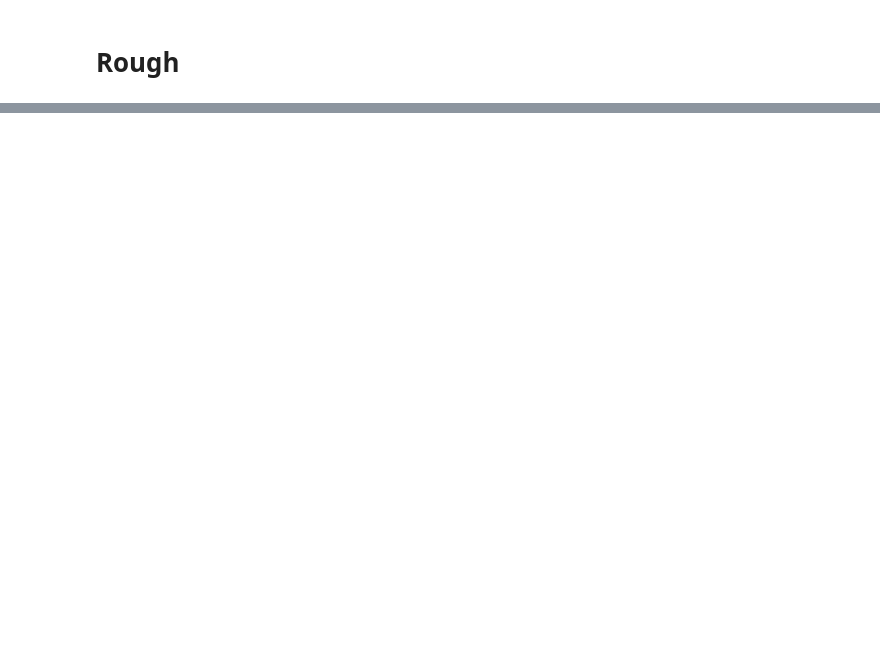
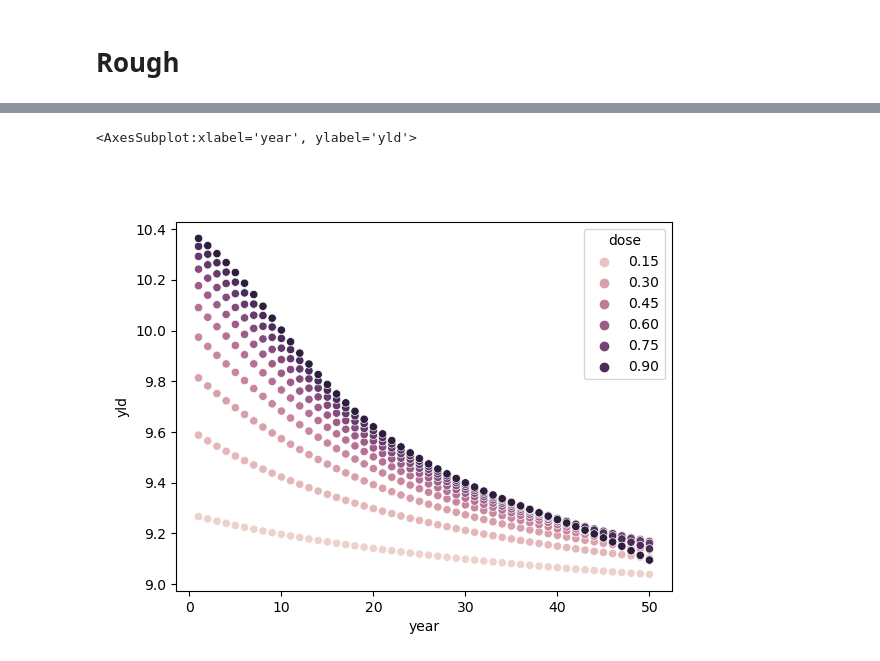
Before and after one commit to nt409/quant-res-doses, a Jupyter notebook: notebooks/001_rough.ipynb, the cells around one changed output, grey strips where cells are left out. Cells and saved outputs as stored; diff of their text form; code cells hidden in the pictures; blank space fills up the shorter version.

```diff
--- a/notebooks/001_rough.ipynb
+++ b/notebooks/001_rough.ipynb
@@ -63,0 +71,13 @@ ax.plot(data2['yield_vec'])
+# %%
+f, ax = plt.subplots()
+
+sns.scatterplot(
+    x='year',
+    y='yld',
+    hue='dose',
+    data=df.loc[lambda x: x.run==11],
+    ax=ax
+)
+# %% [output]
+<AxesSubplot:xlabel='year', ylabel='yld'>
+[figure, added]
```
Also changed, not shown: parts of 11 cells of this notebook, 1 other file.
